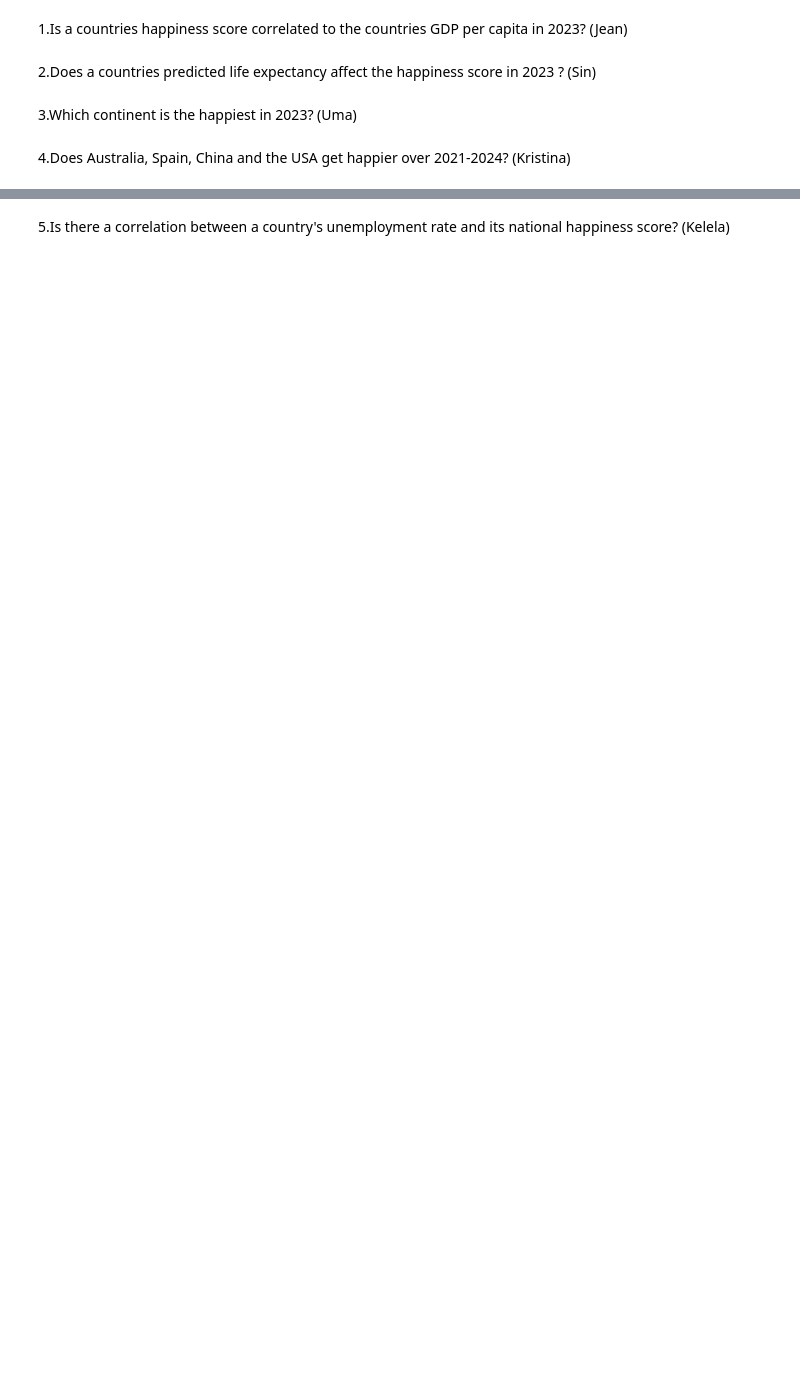
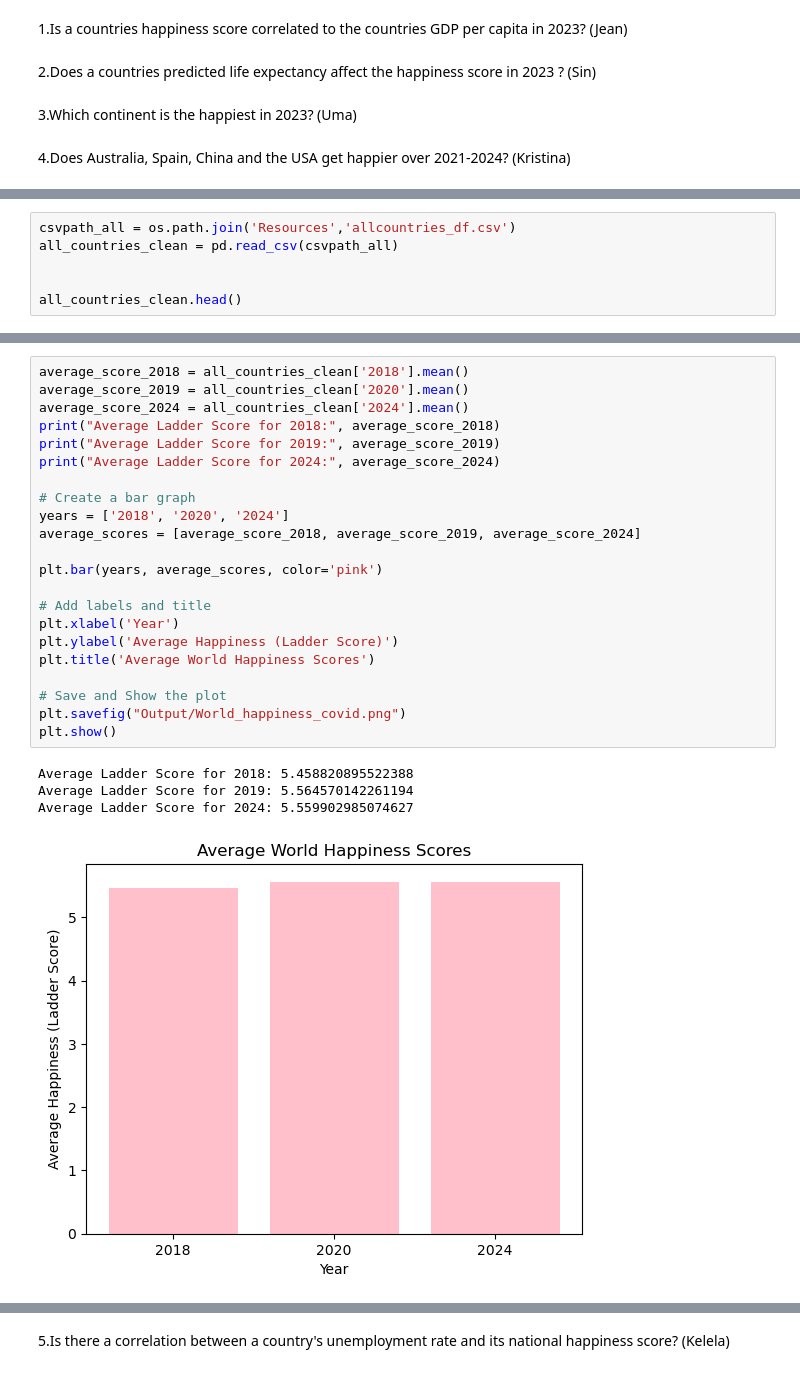
Before and after one commit to kristinaabramoff/Project__1, a Jupyter notebook: main.code.ipynb, the cells around one changed output, grey strips where cells are left out. Saved outputs shown, nothing was run; the diff lists cells and outputs as text; blank space fills up the shorter version.

```diff
--- a/main.code.ipynb
+++ b/main.code.ipynb
@@ -16,0 +59,6 @@ import matplotlib.pyplot as plt
+# %%
+csvpath_all = os.path.join('Resources','allcountries_df.csv')
+all_countries_clean = pd.read_csv(csvpath_all)
+
+
+all_countries_clean.head()
@@ -16,0 +72,27 @@ import matplotlib.pyplot as plt
+# %%
+average_score_2018 = all_countries_clean['2018'].mean()
+average_score_2019 = all_countries_clean['2020'].mean()
+average_score_2024 = all_countries_clean['2024'].mean()
+print("Average Ladder Score for 2018:", average_score_2018)
+print("Average Ladder Score for 2019:", average_score_2019)
+print("Average Ladder Score for 2024:", average_score_2024)
+
+# Create a bar graph
+years = ['2018', '2020', '2024']
+average_scores = [average_score_2018, average_score_2019, average_score_2024]
+
+plt.bar(years, average_scores, color='pink')
+
+# Add labels and title
+plt.xlabel('Year')
+plt.ylabel('Average Happiness (Ladder Score)')
+plt.title('Average World Happiness Scores')
+
+# Save and Show the plot
+plt.savefig("Output/World_happiness_covid.png")
+plt.show()
+# %% [output]
+Average Ladder Score for 2018: 5.458820895522388
+Average Ladder Score for 2019: 5.564570142261194
+Average Ladder Score for 2024: 5.559902985074627
+[figure, added]
```
Also changed, not shown: parts of 6 cells of this notebook, 5 other files.
